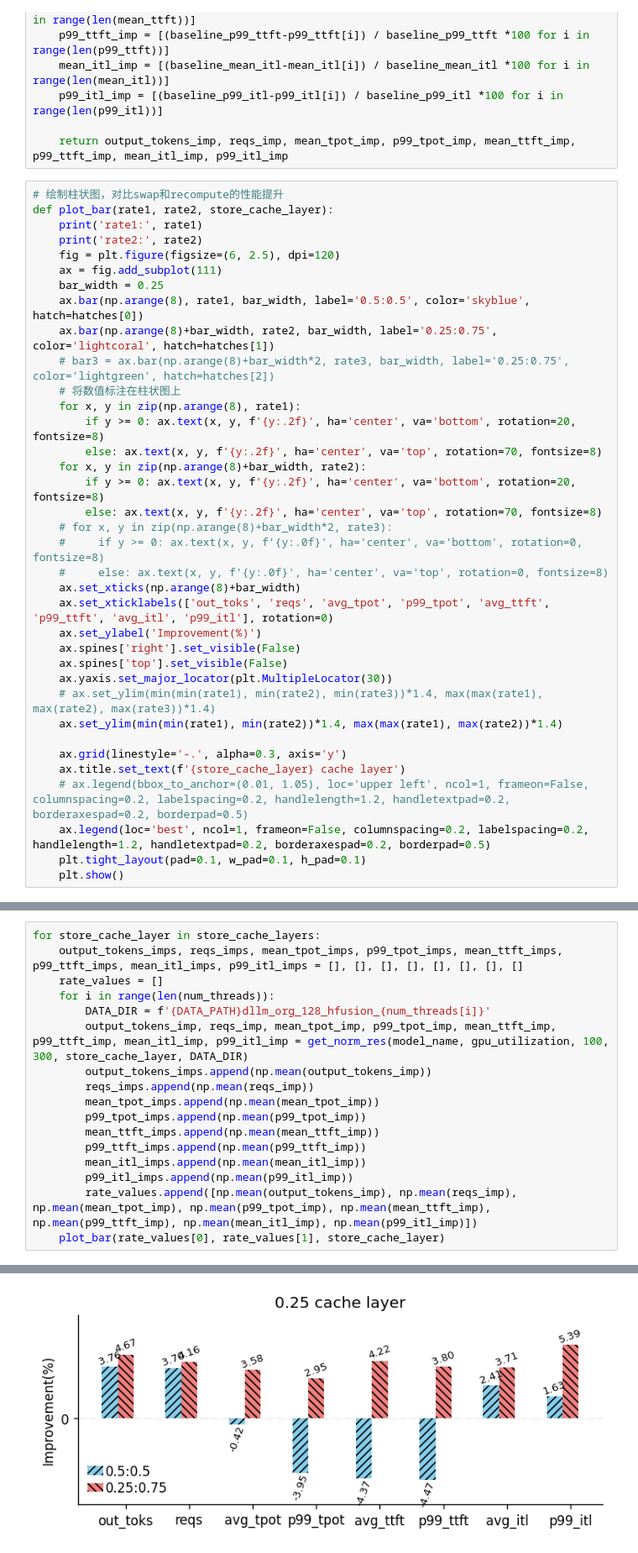
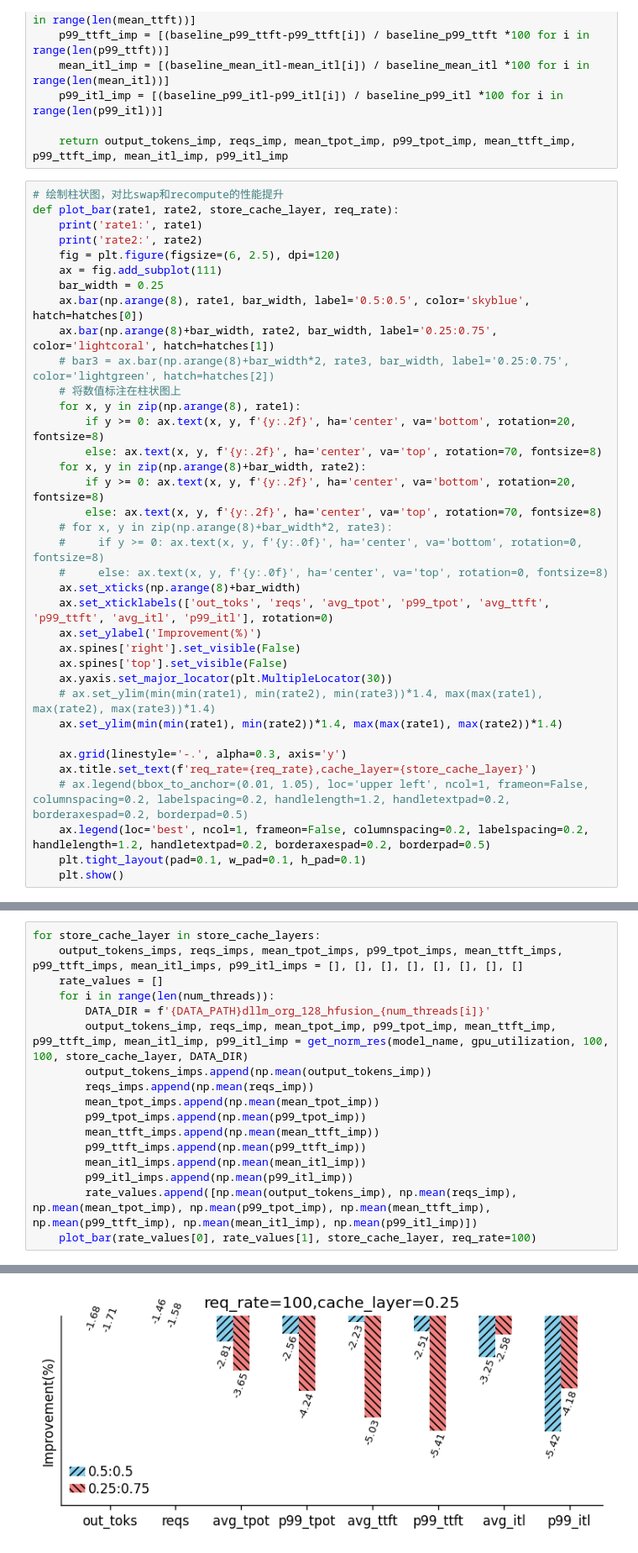
Before and after one commit to chenwenyan/eLLM, a Jupyter notebook: examples/results/hfuse_analysis.ipynb, the cells around one changed output, grey strips where cells are left out. Shown at 84% size. Saved outputs shown, nothing was run; the diff lists cells and outputs as text.

```diff
--- a/examples/results/hfuse_analysis.ipynb
+++ b/examples/results/hfuse_analysis.ipynb
@@ -69,7 +69,7 @@ def get_norm_res(model_name, gpu_utilization, req_rate, total_reqs, store_cache_
     return output_tokens_imp, reqs_imp, mean_tpot_imp, p99_tpot_imp, mean_ttft_imp, p99_ttft_imp, mean_itl_imp, p99_itl_imp
 # %%
 # 绘制柱状图，对比swap和recompute的性能提升
-def plot_bar(rate1, rate2, store_cache_layer):
+def plot_bar(rate1, rate2, store_cache_layer, req_rate):
     print('rate1:', rate1)
     print('rate2:', rate2)
     fig = plt.figure(figsize=(6, 2.5), dpi=120)
@@ -98,7 +98,7 @@ def plot_bar(rate1, rate2, store_cache_layer):
     ax.set_ylim(min(min(rate1), min(rate2))*1.4, max(max(rate1), max(rate2))*1.4)
 
     ax.grid(linestyle='-.', alpha=0.3, axis='y')
-    ax.title.set_text(f'{store_cache_layer} cache layer')
+    ax.title.set_text(f'req_rate={req_rate},cache_layer={store_cache_layer}')
     # ax.legend(bbox_to_anchor=(0.01, 1.05), loc='upper left', ncol=1, frameon=False, columnspacing=0.2, labelspacing=0.2, handlelength=1.2, handletextpad=0.2, borderaxespad=0.2, borderpad=0.5)
     ax.legend(loc='best', ncol=1, frameon=False, columnspacing=0.2, labelspacing=0.2, handlelength=1.2, handletextpad=0.2, borderaxespad=0.2, borderpad=0.5)
     plt.tight_layout(pad=0.1, w_pad=0.1, h_pad=0.1)
@@ -148,7 +148,7 @@ for store_cache_layer in store_cache_layers:
     rate_values = []
     for i in range(len(num_threads)):
         DATA_DIR = f'{DATA_PATH}dllm_org_128_hfusion_{num_threads[i]}'
-        output_tokens_imp, reqs_imp, mean_tpot_imp, p99_tpot_imp, mean_ttft_imp, p99_ttft_imp, mean_itl_imp, p99_itl_imp = get_norm_res(model_name, gpu_utilization, 100, 300, store_cache_layer, DATA_DIR)
+        output_tokens_imp, reqs_imp, mean_tpot_imp, p99_tpot_imp, mean_ttft_imp, p99_ttft_imp, mean_itl_imp, p99_itl_imp = get_norm_res(model_name, gpu_utilization, 100, 100, store_cache_layer, DATA_DIR)
         output_tokens_imps.append(np.mean(output_tokens_imp))
         reqs_imps.append(np.mean(reqs_imp))
         mean_tpot_imps.append(np.mean(mean_tpot_imp))
@@ -158,5 +158,5 @@ for store_cache_layer in store_cache_layers:
         mean_itl_imps.append(np.mean(mean_itl_imp))
         p99_itl_imps.append(np.mean(p99_itl_imp))
         rate_values.append([np.mean(output_tokens_imp), np.mean(reqs_imp), np.mean(mean_tpot_imp), np.mean(p99_tpot_imp), np.mean(mean_ttft_imp), np.mean(p99_ttft_imp), np.mean(mean_itl_imp), np.mean(p99_itl_imp)])
-    plot_bar(rate_values[0], rate_values[1], store_cache_layer)
+    plot_bar(rate_values[0], rate_values[1], store_cache_layer, req_rate=100)
 # %% [output]
@@ -174 +174 @@ rate2: [4.670061827452368, 4.161849710982662, 3.579986597854977, 2.9458823068196
-[figure, old version]
+[figure, new version]
```
Also changed, not shown: parts of 5 cells of this notebook, 6 other files.
